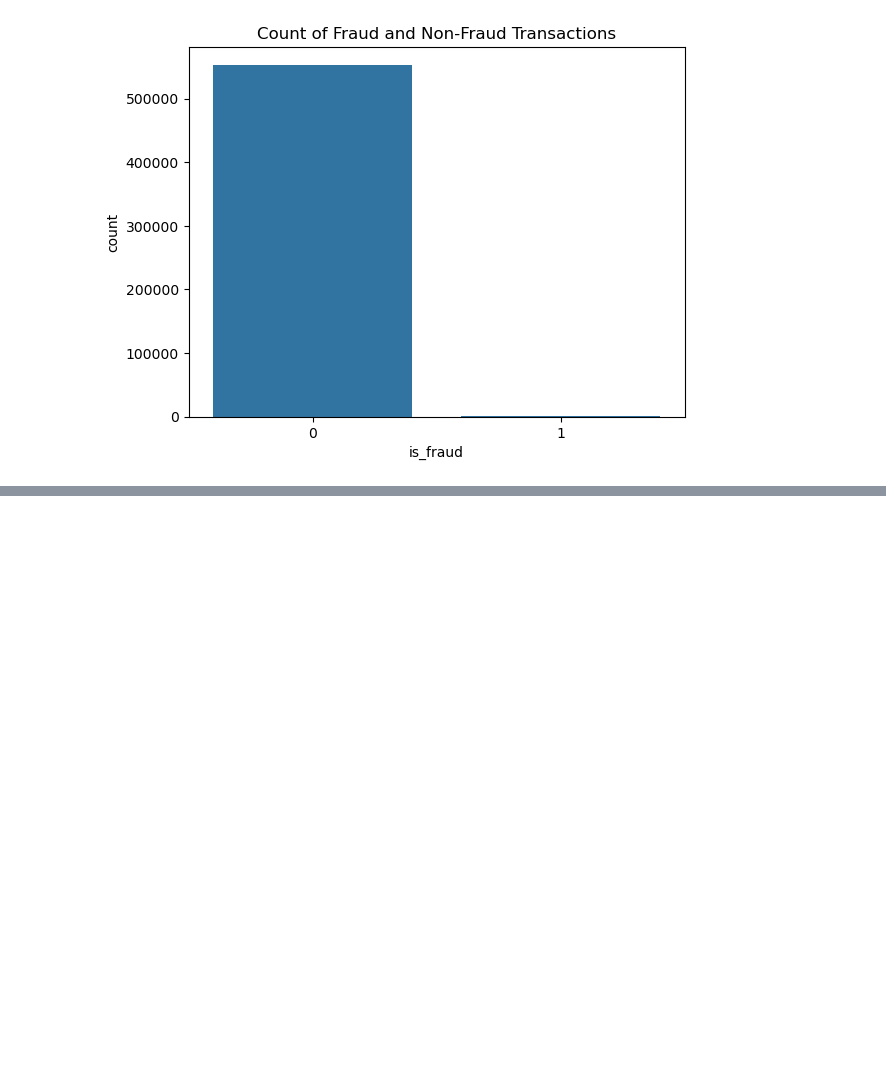
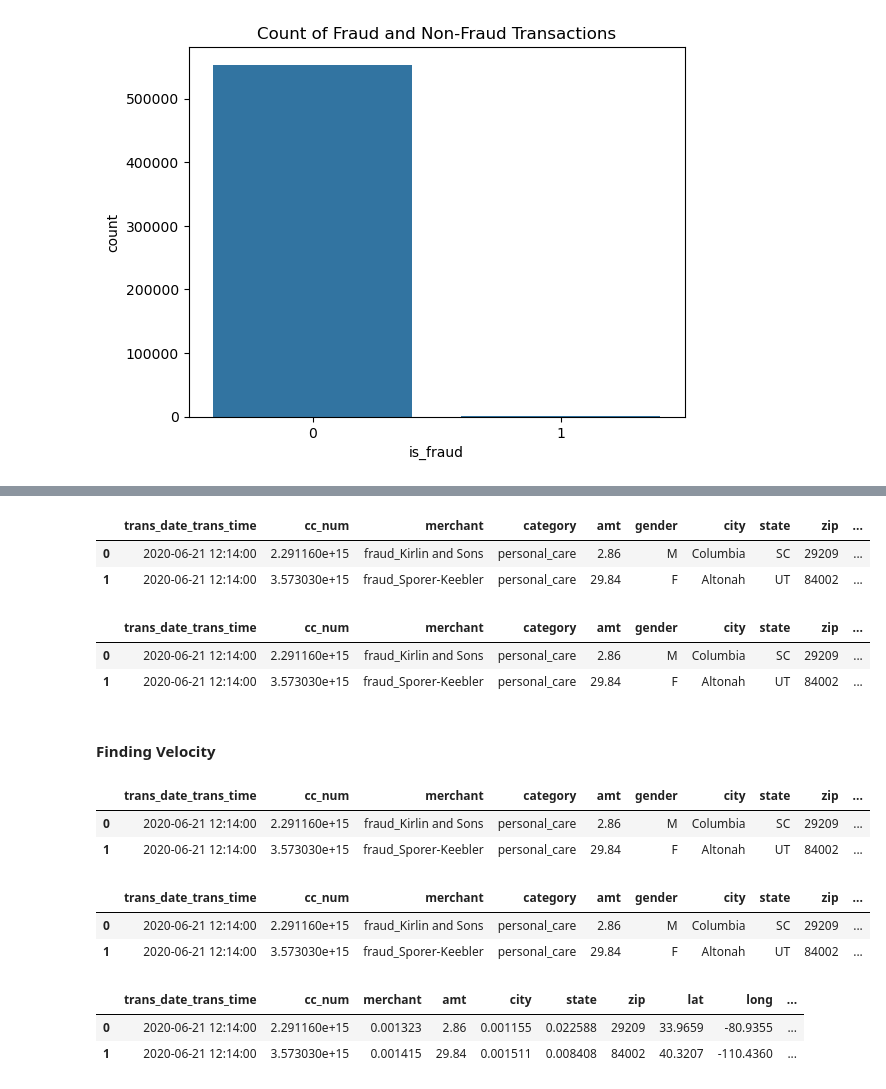
Before and after one commit to abhikdas98/credit-card-fraud-detection, a Jupyter notebook: notebooks/model_training.ipynb, the cells around one changed output, grey strips where cells are left out. Saved outputs shown, nothing was run; the diff lists cells and outputs as text; code cells hidden in the pictures; blank space fills up the shorter version.

```diff
--- a/notebooks/model_training.ipynb
+++ b/notebooks/model_training.ipynb
@@ -148,0 +160,6 @@ df['day_of_week'] = df['trans_date_trans_time'].dt.dayofweek
+# %%
+df.head(2)
+# %% [output]
+|  | trans_date_trans_time | cc_num | merchant | category | amt | gender | city | state | zip | ... |
+| 0 | 2020-06-21 12:14:00 | 2.291160e+15 | fraud_Kirlin and Sons | personal_care | 2.86 | M | Columbia | SC | 29209 | ... |
+| 1 | 2020-06-21 12:14:00 | 3.573030e+15 | fraud_Sporer-Keebler | personal_care | 29.84 | F | Altonah | UT | 84002 | ... |
@@ -148,0 +191,8 @@ df['day_of_week'] = df['trans_date_trans_time'].dt.dayofweek
+# %%
+df.head(2)
+# %% [output]
+|  | trans_date_trans_time | cc_num | merchant | category | amt | gender | city | state | zip | ... |
+| 0 | 2020-06-21 12:14:00 | 2.291160e+15 | fraud_Kirlin and Sons | personal_care | 2.86 | M | Columbia | SC | 29209 | ... |
+| 1 | 2020-06-21 12:14:00 | 3.573030e+15 | fraud_Sporer-Keebler | personal_care | 29.84 | F | Altonah | UT | 84002 | ... |
+# %% [markdown]
+#### Finding Velocity
@@ -148,0 +206,6 @@ df['day_of_week'] = df['trans_date_trans_time'].dt.dayofweek
+# %%
+df.head(2)
+# %% [output]
+|  | trans_date_trans_time | cc_num | merchant | category | amt | gender | city | state | zip | ... |
+| 0 | 2020-06-21 12:14:00 | 2.291160e+15 | fraud_Kirlin and Sons | personal_care | 2.86 | M | Columbia | SC | 29209 | ... |
+| 1 | 2020-06-21 12:14:00 | 3.573030e+15 | fraud_Sporer-Keebler | personal_care | 29.84 | F | Altonah | UT | 84002 | ... |
@@ -148,0 +216,6 @@ df['day_of_week'] = df['trans_date_trans_time'].dt.dayofweek
+# %%
+df.head(2)
+# %% [output]
+|  | trans_date_trans_time | cc_num | merchant | category | amt | gender | city | state | zip | ... |
+| 0 | 2020-06-21 12:14:00 | 2.291160e+15 | fraud_Kirlin and Sons | personal_care | 2.86 | M | Columbia | SC | 29209 | ... |
+| 1 | 2020-06-21 12:14:00 | 3.573030e+15 | fraud_Sporer-Keebler | personal_care | 29.84 | F | Altonah | UT | 84002 | ... |
@@ -148,0 +234,6 @@ df['day_of_week'] = df['trans_date_trans_time'].dt.dayofweek
+# %%
+df.head(2)
+# %% [output]
+|  | trans_date_trans_time | cc_num | merchant | amt | city | state | zip | lat | long | ... |
+| 0 | 2020-06-21 12:14:00 | 2.291160e+15 | 0.001323 | 2.86 | 0.001155 | 0.022588 | 29209 | 33.9659 | -80.9355 | ... |
+| 1 | 2020-06-21 12:14:00 | 3.573030e+15 | 0.001415 | 29.84 | 0.001511 | 0.008408 | 84002 | 40.3207 | -110.4360 | ... |
```
Also changed, not shown: parts of 30 cells of this notebook, 25 other files.
